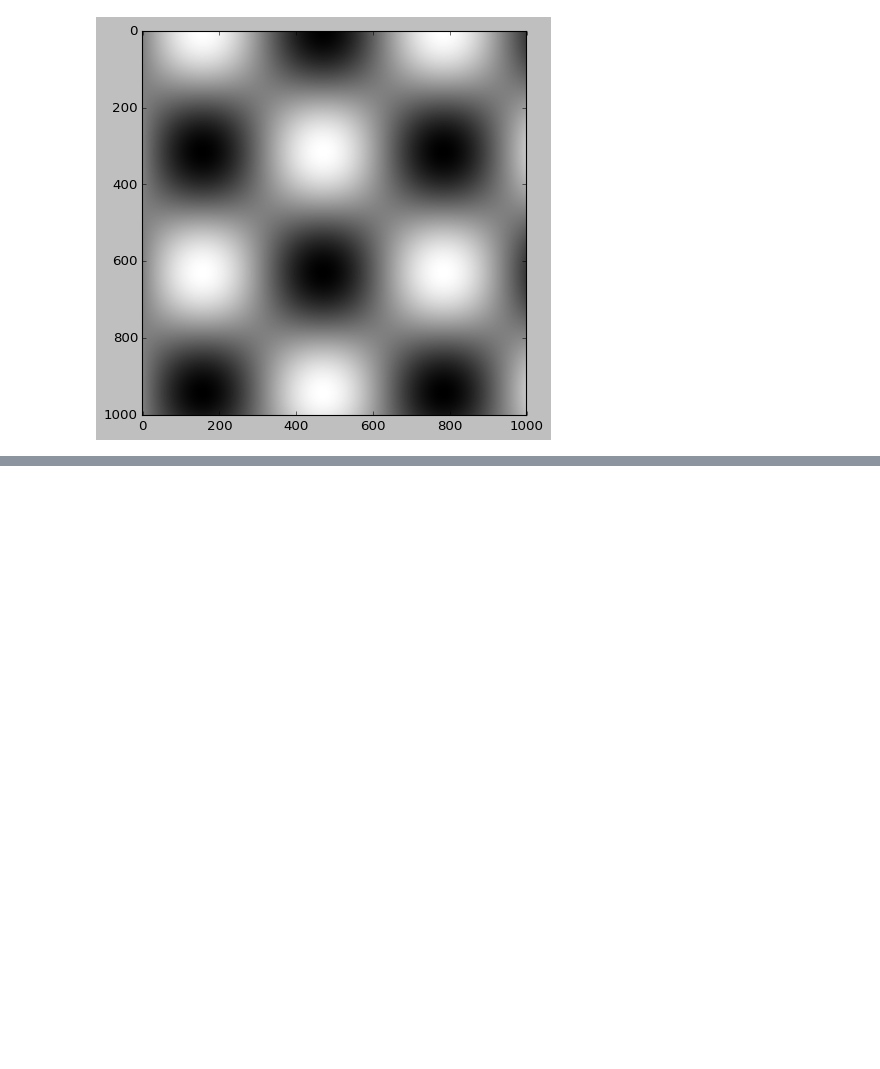
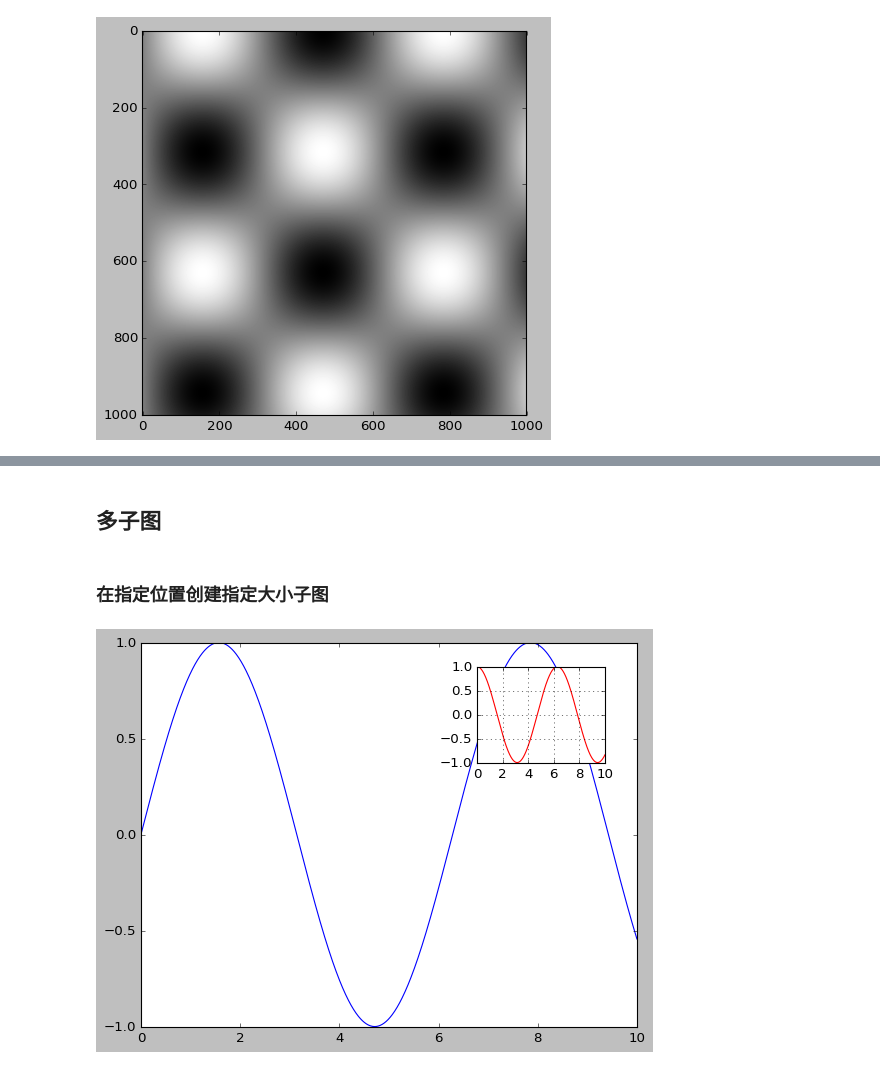
Before and after one commit to PPG11/Matplotlib_Pokemon, a Jupyter notebook: MatplotlibLearn.ipynb, the cells around one changed output, grey strips where cells are left out. Drawn from its saved outputs; the diff is of its cells as text; code cells hidden in the pictures; blank space fills up the shorter version.

```diff
--- a/MatplotlibLearn.ipynb
+++ b/MatplotlibLearn.ipynb
@@ -265,0 +279,14 @@ plt.imshow(I, cmap='gray');
+# %% [markdown]
+## 多子图
+# %% [markdown]
+### 在指定位置创建指定大小子图
+# %%
+# 在(0.65, 0.65)创建 (0.2， 0.2)大小子图
+ax1 = plt.axes()
+ax2 = plt.axes([0.65, 0.65, 0.2, 0.2])
+
+ax1.plot(x, np.sin(x))
+ax2.plot(x, np.cos(x), 'r')
+ax2.grid()
+# %% [output]
+[figure, added]
```
Also changed, not shown: parts of 49 cells of this notebook.
